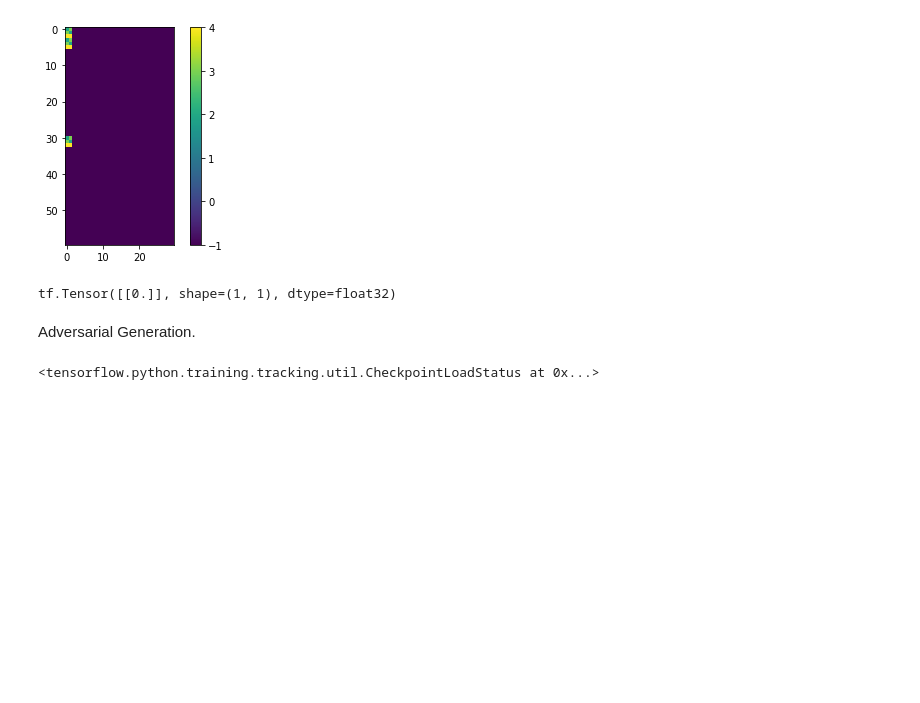
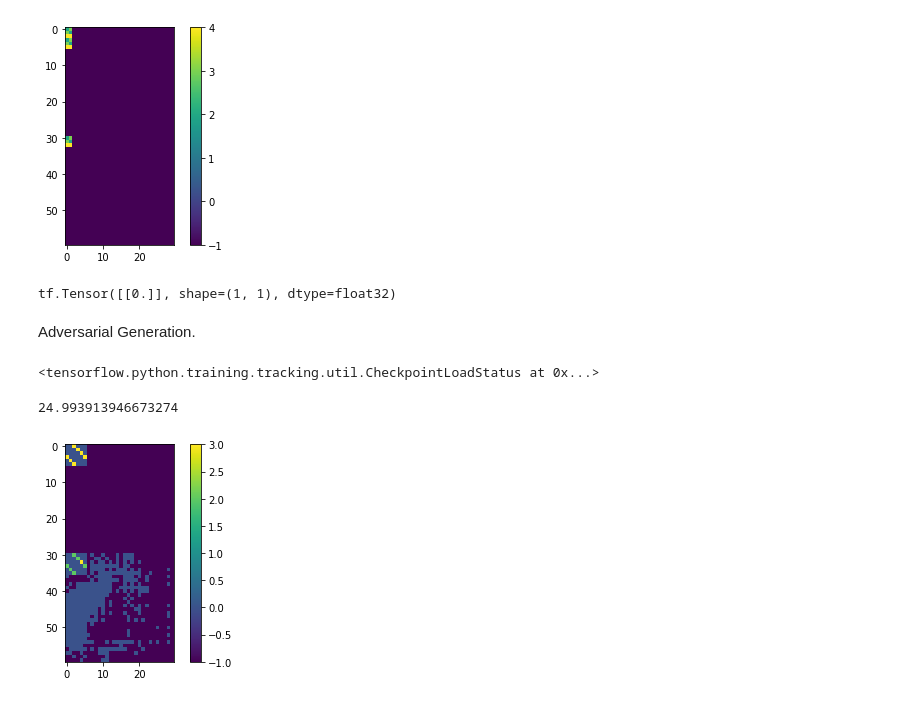
Before and after one commit to HarveyBrezinaConniffe/ARC, a Jupyter notebook: AI.ipynb, the cells around one changed output. Saved outputs shown, nothing was run; the diff lists cells and outputs as text; code cells hidden in the pictures; blank space fills up the shorter version.

```diff
--- a/AI.ipynb
+++ b/AI.ipynb
@@ -252,0 +274,12 @@ model.load_weights("bestCheckpoint/best")
+# %%
+from timeit import default_timer as timer
+start = timer()
+out = generateExample(2)
+end = timer()
+print((end-start)*500)
+plt.imshow(out)
+plt.colorbar()
+plt.show()
+# %% [output]
+24.993913946673274
+[figure, added]
```
Also changed, not shown: parts of 5 cells of this notebook.
